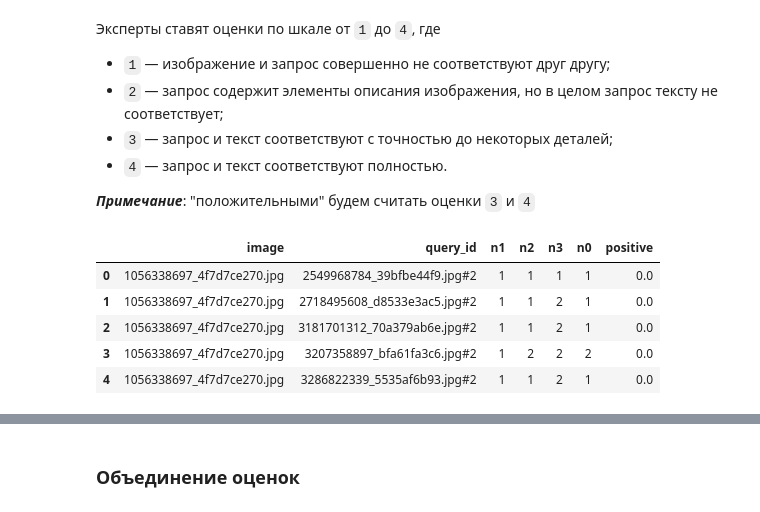
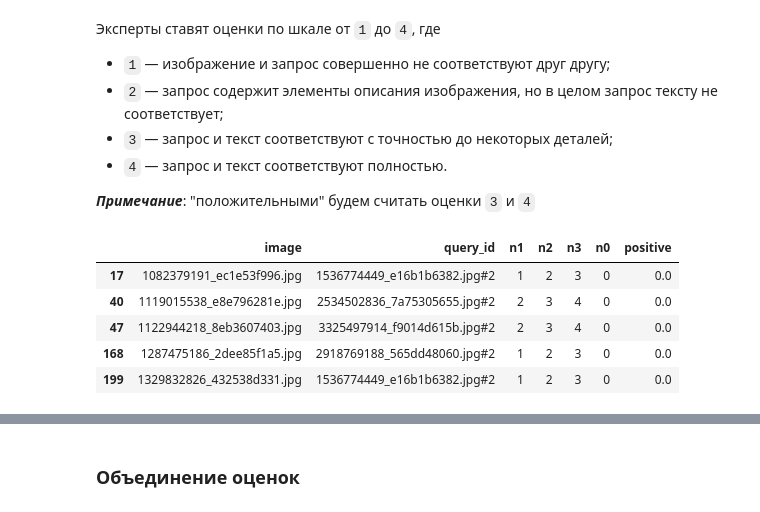
Before and after one commit to akrasnov87/project4, a Jupyter notebook: 7d06bc6b-1477-4e0b-b653-e8eb505aa175.ipynb, the cells around one changed output, grey strips where cells are left out. Drawn from its saved outputs; the diff is of its cells as text; code cells hidden in the pictures.

```diff
--- a/7d06bc6b-1477-4e0b-b653-e8eb505aa175.ipynb
+++ b/7d06bc6b-1477-4e0b-b653-e8eb505aa175.ipynb
@@ -215,11 +221,17 @@ def calc_avg(row):
     return row
 # %%
 expert_annotations_tsv = expert_annotations_tsv.apply(calc_avg, axis=1)
-expert_annotations_tsv.head()
-# %% [output]
-|  | image | query_id | n1 | n2 | n3 | n0 | positive |
-| 0 | 1056338697_4f7d7ce270.jpg | 2549968784_39bfbe44f9.jpg#2 | 1 | 1 | 1 | 1 | 0.0 |
-| 1 | 1056338697_4f7d7ce270.jpg | 2718495608_d8533e3ac5.jpg#2 | 1 | 1 | 2 | 1 | 0.0 |
-| 2 | 1056338697_4f7d7ce270.jpg | 3181701312_70a379ab6e.jpg#2 | 1 | 1 | 2 | 1 | 0.0 |
-| 3 | 1056338697_4f7d7ce270.jpg | 3207358897_bfa61fa3c6.jpg#2 | 1 | 2 | 2 | 2 | 0.0 |
-| 4 | 1056338697_4f7d7ce270.jpg | 3286822339_5535af6b93.jpg#2 | 1 | 1 | 2 | 1 | 0.0 |
+# %%
+# удалим те мнения экспертов, где они полностью разошлись
+expert_annotations_n0 = expert_annotations_tsv[expert_annotations_tsv['n0'] == 0]
+
+display(expert_annotations_n0.head())
+
+expert_annotations_tsv.drop(expert_annotations_n0.index, inplace=True)
+# %% [output]
+|  | image | query_id | n1 | n2 | n3 | n0 | positive |
+| 17 | 1082379191_ec1e53f996.jpg | 1536774449_e16b1b6382.jpg#2 | 1 | 2 | 3 | 0 | 0.0 |
+| 40 | 1119015538_e8e796281e.jpg | 2534502836_7a75305655.jpg#2 | 2 | 3 | 4 | 0 | 0.0 |
+| 47 | 1122944218_8eb3607403.jpg | 3325497914_f9014d615b.jpg#2 | 2 | 3 | 4 | 0 | 0.0 |
+| 168 | 1287475186_2dee85f1a5.jpg | 2918769188_565dd48060.jpg#2 | 1 | 2 | 3 | 0 | 0.0 |
+| 199 | 1329832826_432538d331.jpg | 1536774449_e16b1b6382.jpg#2 | 1 | 2 | 3 | 0 | 0.0 |
```
Also changed, not shown: parts of 19 cells of this notebook.
